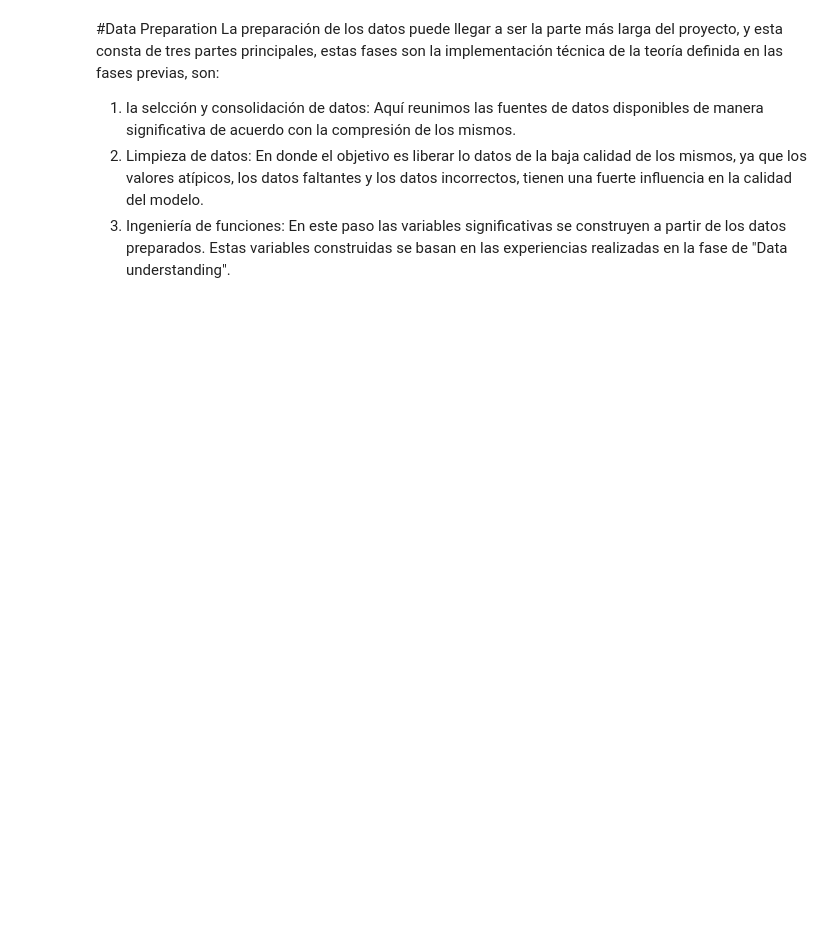
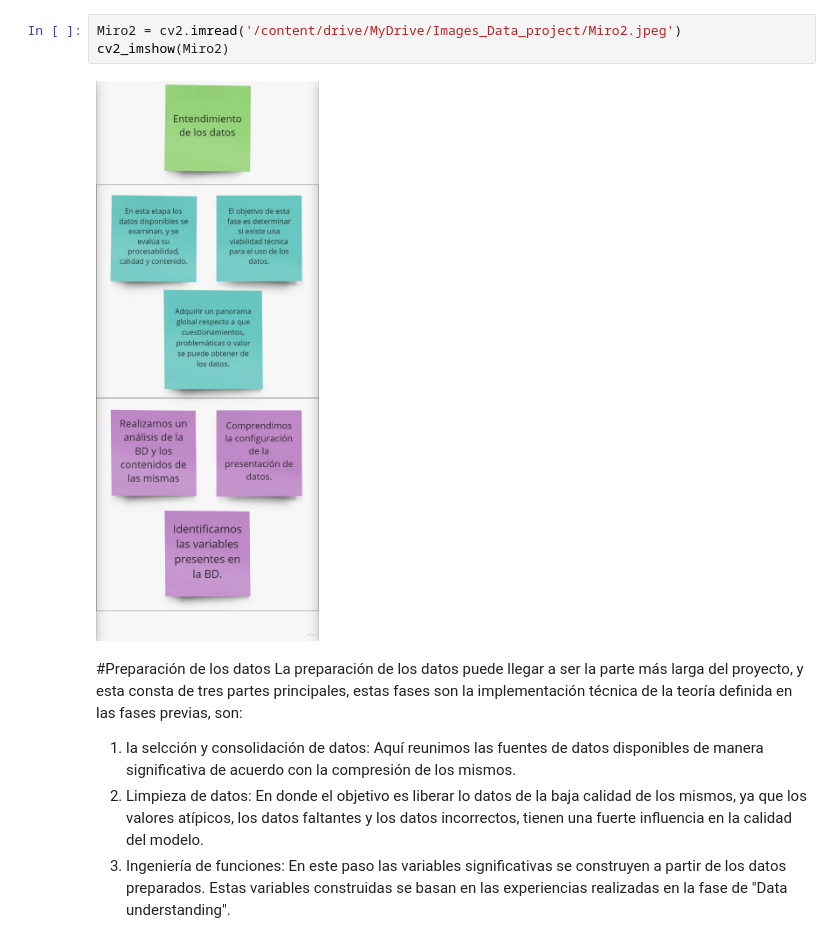
Before and after one commit to PosgradoMNA/actividades-del-projecto-equipo_105, a Jupyter notebook: Proyecto final-Avance 2.ipynb, the cells around one changed output. Saved outputs shown, nothing was run; the diff lists cells and outputs as text; blank space fills up the shorter version.

```diff
--- a/Proyecto final-Avance 2.ipynb
+++ b/Proyecto final-Avance 2.ipynb
@@ -12,7 +26,12 @@ Este es un paso muy importante, y para llevarlo acabo de manera exitosa tenemos
 En esta etapa los datos disponibles de examinan, en donde se hace una indagación respecto a su proesabilidad, calidad y contenido.
 El objetivo de esta fase es determinar si existe una viabilidad técnica para el uso de los datos, así como para adquirir un panorama global respecto a que cuestionamientos, problematicas o valor se puede obtener de ellos.
+# %%
+Miro2 = cv2.imread('/content/drive/MyDrive/Images_Data_project/Miro2.jpeg')
+cv2_imshow(Miro2)
+# %% [output]
+[figure, added]
 # %% [markdown]
-#Data Preparation
+#Preparación de los datos
 La preparación de los datos puede llegar a ser la parte más larga del proyecto, y esta consta de tres partes principales, estas fases son la implementación técnica de la teoría definida en las fases previas, son:
 
 
```
Also changed, not shown: parts of 15 cells of this notebook.
